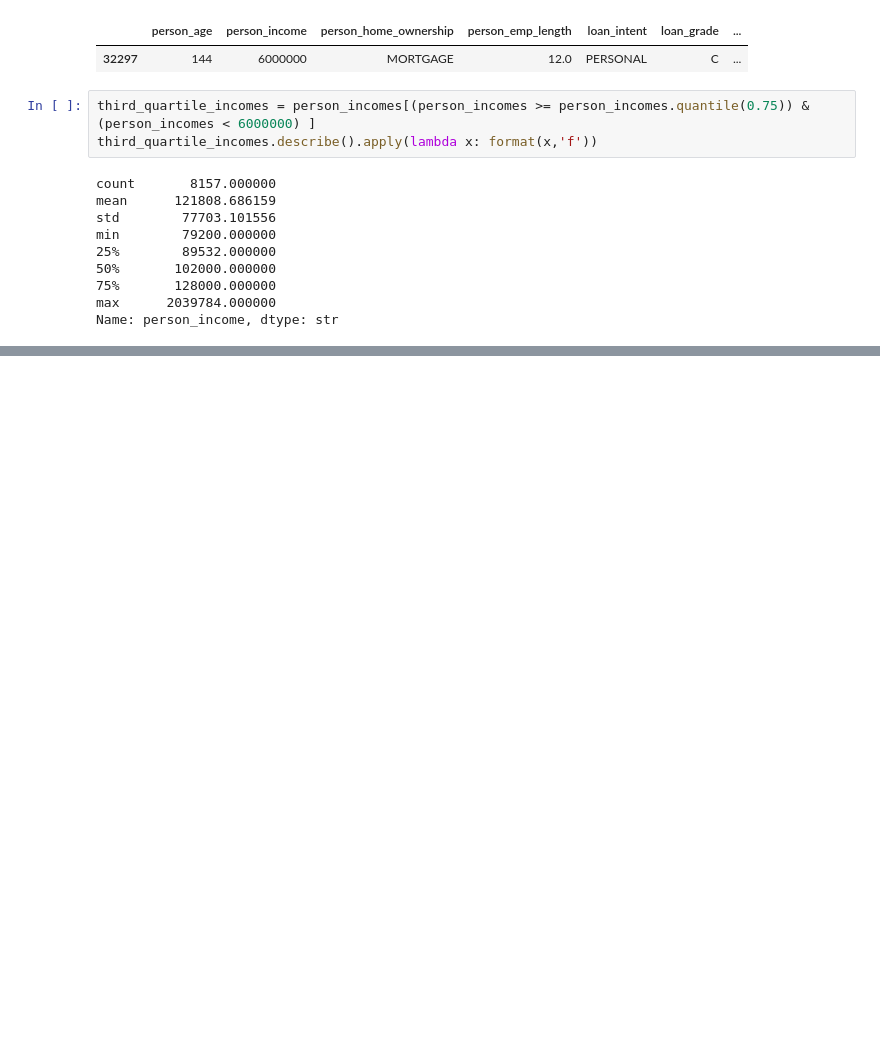
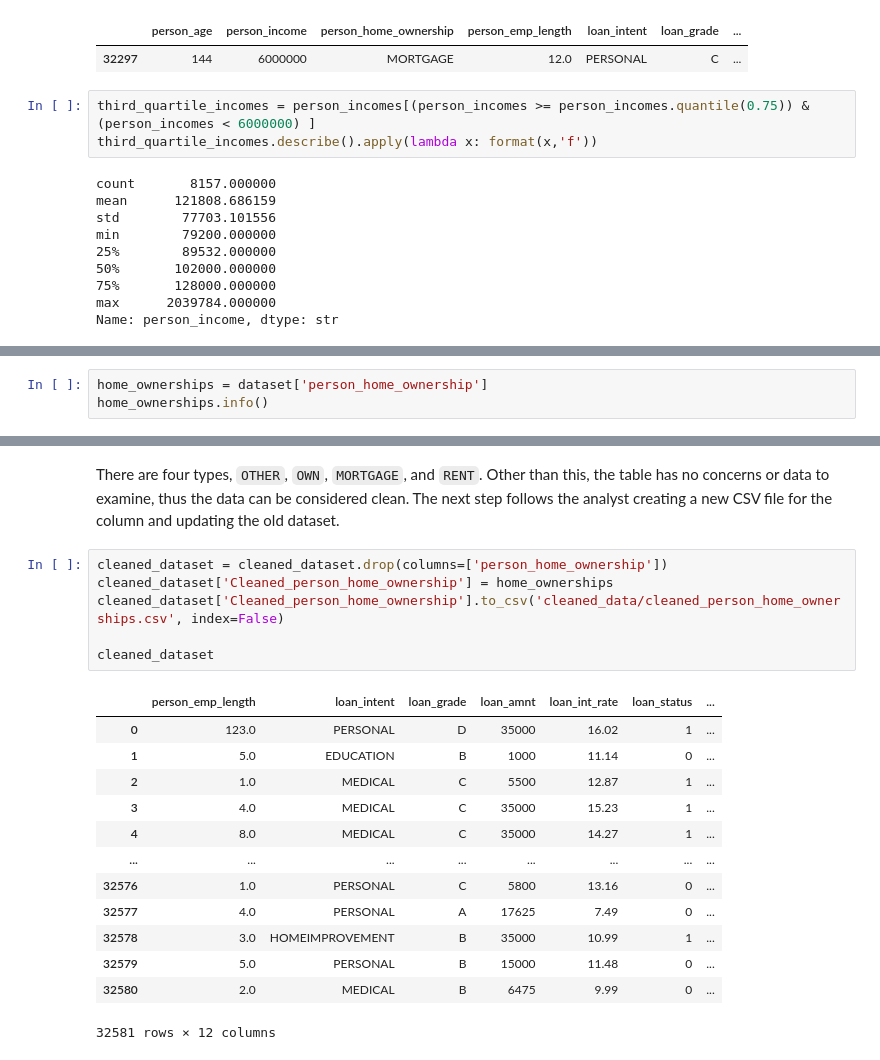
Before and after one commit to Lastlight10/credit_load_risk_data_analysis, a Jupyter notebook: credit_loan.ipynb, the cells around one changed output, grey strips where cells are left out. Drawn from its saved outputs; the diff is of its cells as text; blank space fills up the shorter version.

```diff
--- a/credit_loan.ipynb
+++ b/credit_loan.ipynb
@@ -324,0 +413,3 @@ The results shows that the outlier with the income of `6000000` is truly unique
+# %%
+home_ownerships = dataset['person_home_ownership']
+home_ownerships.info()
@@ -324,0 +443,22 @@ The results shows that the outlier with the income of `6000000` is truly unique
+# %% [markdown]
+There are four types, `OTHER`, `OWN`, `MORTGAGE`, and `RENT`. Other than this, the table has no concerns or data to examine, thus the data can be considered clean. The next step follows the analyst creating a new CSV file for the column and updating the old dataset.
+# %%
+cleaned_dataset = cleaned_dataset.drop(columns=['person_home_ownership'])
+cleaned_dataset['Cleaned_person_home_ownership'] = home_ownerships
+cleaned_dataset['Cleaned_person_home_ownership'].to_csv('cleaned_data/cleaned_person_home_ownerships.csv', index=False)
+
+cleaned_dataset
+# %% [output]
+|  | person_emp_length | loan_intent | loan_grade | loan_amnt | loan_int_rate | loan_status | ... |
+| 0 | 123.0 | PERSONAL | D | 35000 | 16.02 | 1 | ... |
+| 1 | 5.0 | EDUCATION | B | 1000 | 11.14 | 0 | ... |
+| 2 | 1.0 | MEDICAL | C | 5500 | 12.87 | 1 | ... |
+| 3 | 4.0 | MEDICAL | C | 35000 | 15.23 | 1 | ... |
+| 4 | 8.0 | MEDICAL | C | 35000 | 14.27 | 1 | ... |
+| ... | ... | ... | ... | ... | ... | ... | ... |
+| 32576 | 1.0 | PERSONAL | C | 5800 | 13.16 | 0 | ... |
+| 32577 | 4.0 | PERSONAL | A | 17625 | 7.49 | 0 | ... |
+| 32578 | 3.0 | HOMEIMPROVEMENT | B | 35000 | 10.99 | 1 | ... |
+| 32579 | 5.0 | PERSONAL | B | 15000 | 11.48 | 0 | ... |
+| 32580 | 2.0 | MEDICAL | B | 6475 | 9.99 | 0 | ... |
+32581 rows × 12 columns
```
Also changed, not shown: parts of 25 cells of this notebook, 2 other files.
